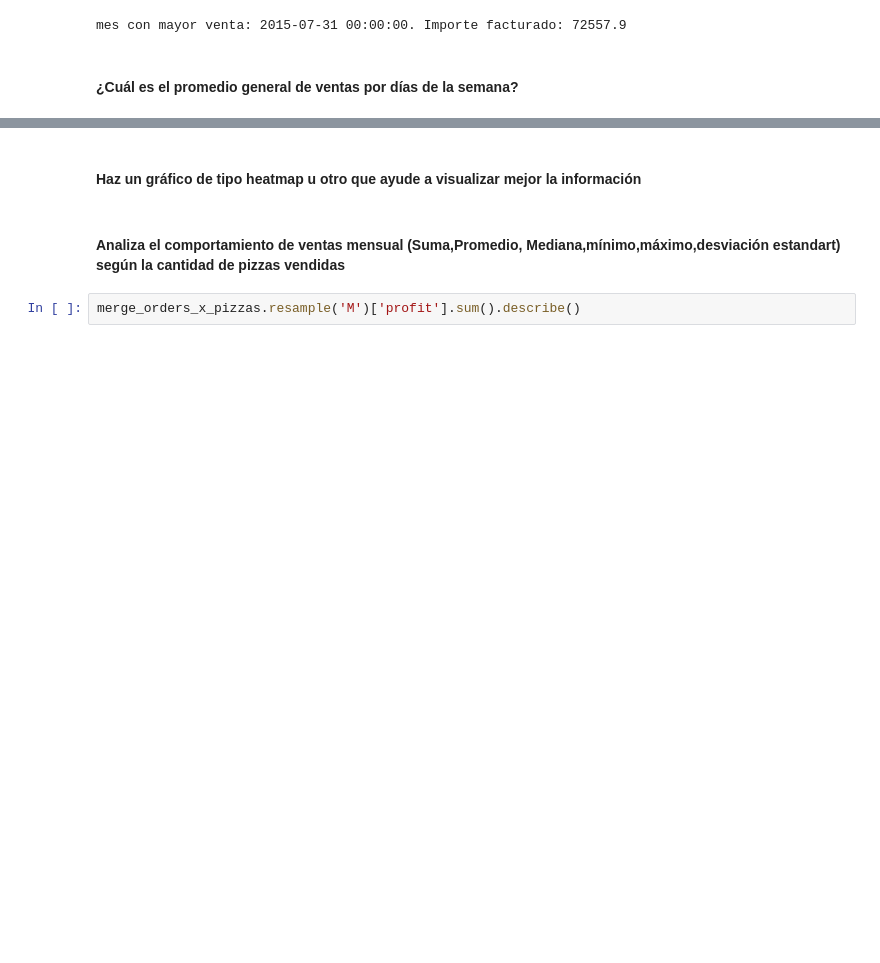
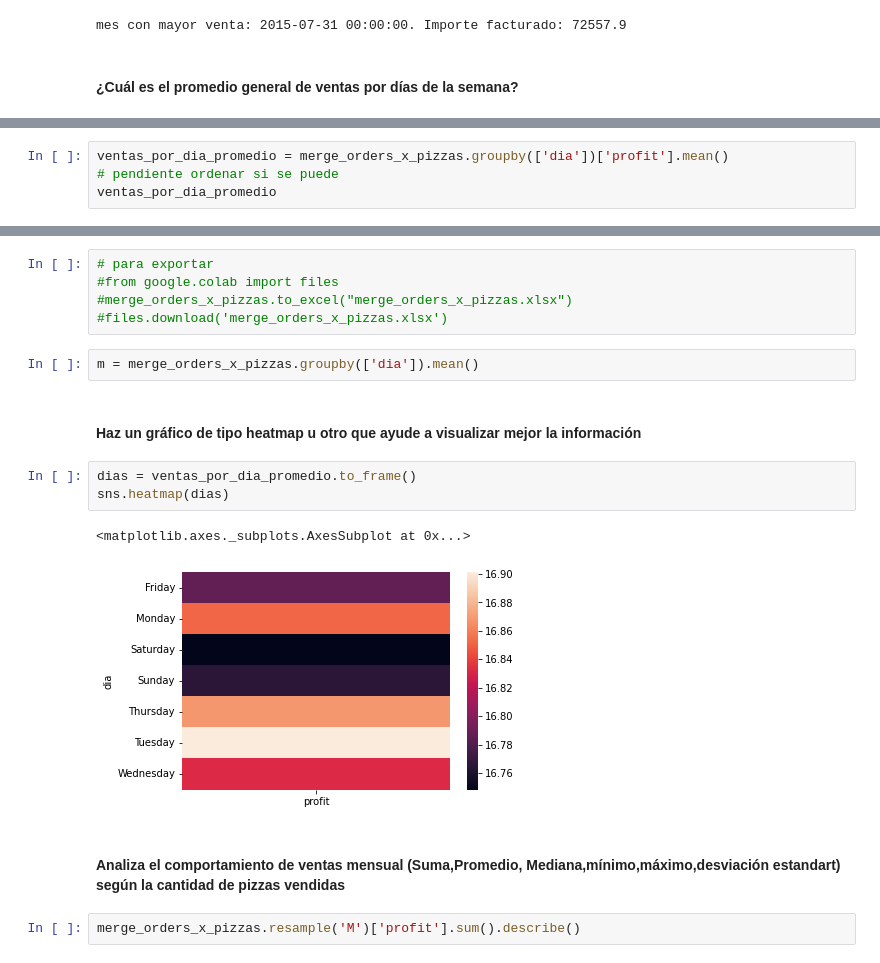
Before and after one commit to pablonunez81/ucom_intro_prog_final_work, a Jupyter notebook: M1_Trabajo_Final_pnunez_bbenitez.ipynb, the cells around one changed output, grey strips where cells are left out. Drawn from its saved outputs; the diff is of its cells as text; blank space fills up the shorter version.

Commit message:
eda heatmap listo

```diff
--- a/M1_Trabajo_Final_pnunez_bbenitez.ipynb
+++ b/M1_Trabajo_Final_pnunez_bbenitez.ipynb
@@ -493,0 +486,3 @@ venta_por_dia.plot()
+# %%
+ventas_por_dia_promedio = merge_orders_x_pizzas.groupby(['dia'])['profit'].mean()                         # pendiente ordenar si se puede
+ventas_por_dia_promedio
@@ -494,5 +499,18 @@ venta_por_dia.plot()
+# %%
+# para exportar
+#from google.colab import files
+#merge_orders_x_pizzas.to_excel("merge_orders_x_pizzas.xlsx")
+#files.download('merge_orders_x_pizzas.xlsx')
+# %%
+m = merge_orders_x_pizzas.groupby(['dia']).mean()
 # %% [markdown]
 #### Haz un gráfico de tipo heatmap u otro que ayude a visualizar mejor la información
+# %%
+dias = ventas_por_dia_promedio.to_frame()
+sns.heatmap(dias)
+# %% [output]
+<matplotlib.axes._subplots.AxesSubplot at 0x...>
+[figure, added]
 # %% [markdown]
 #### Analiza el comportamiento de ventas mensual (Suma,Promedio, Mediana,mínimo,máximo,desviación estandart) según la cantidad de pizzas vendidas
 # %%
```
Also changed, not shown: parts of 3 cells of this notebook.
